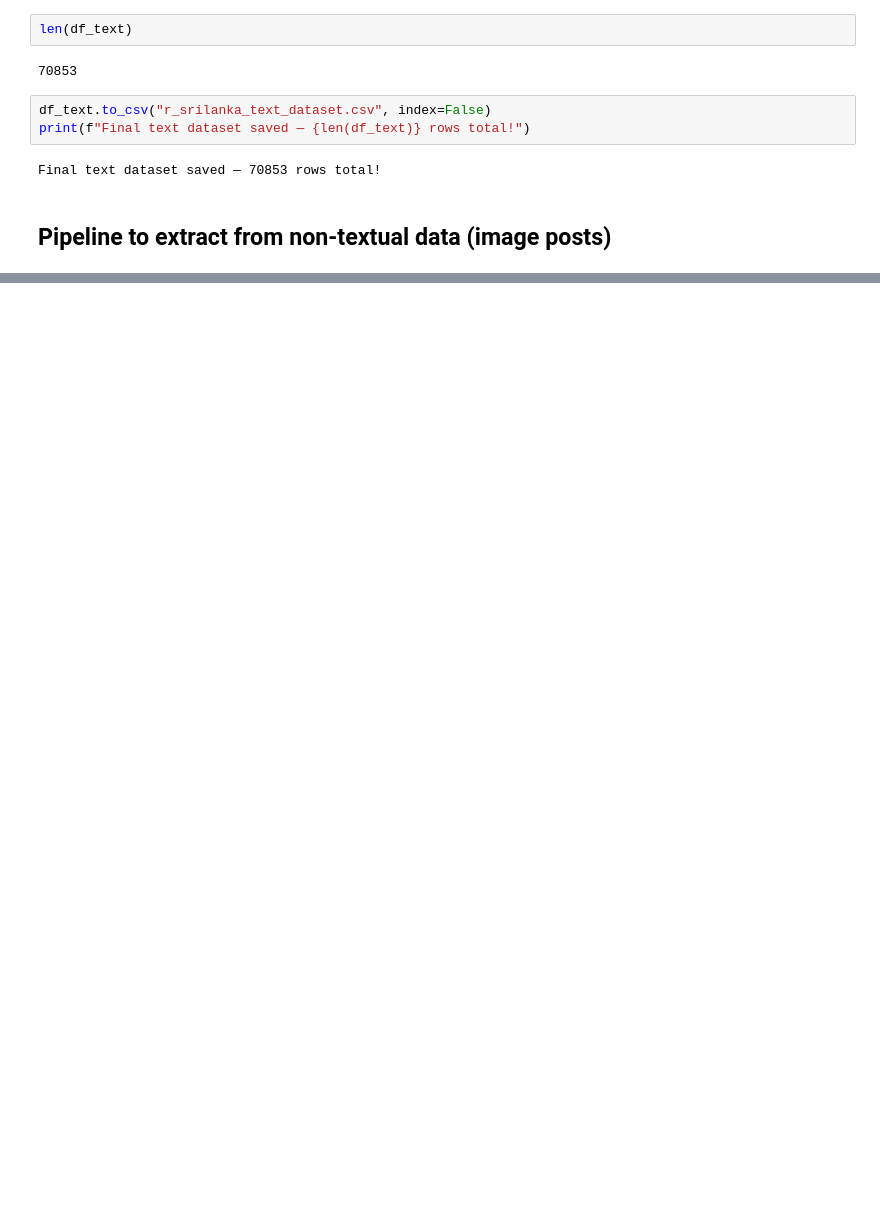
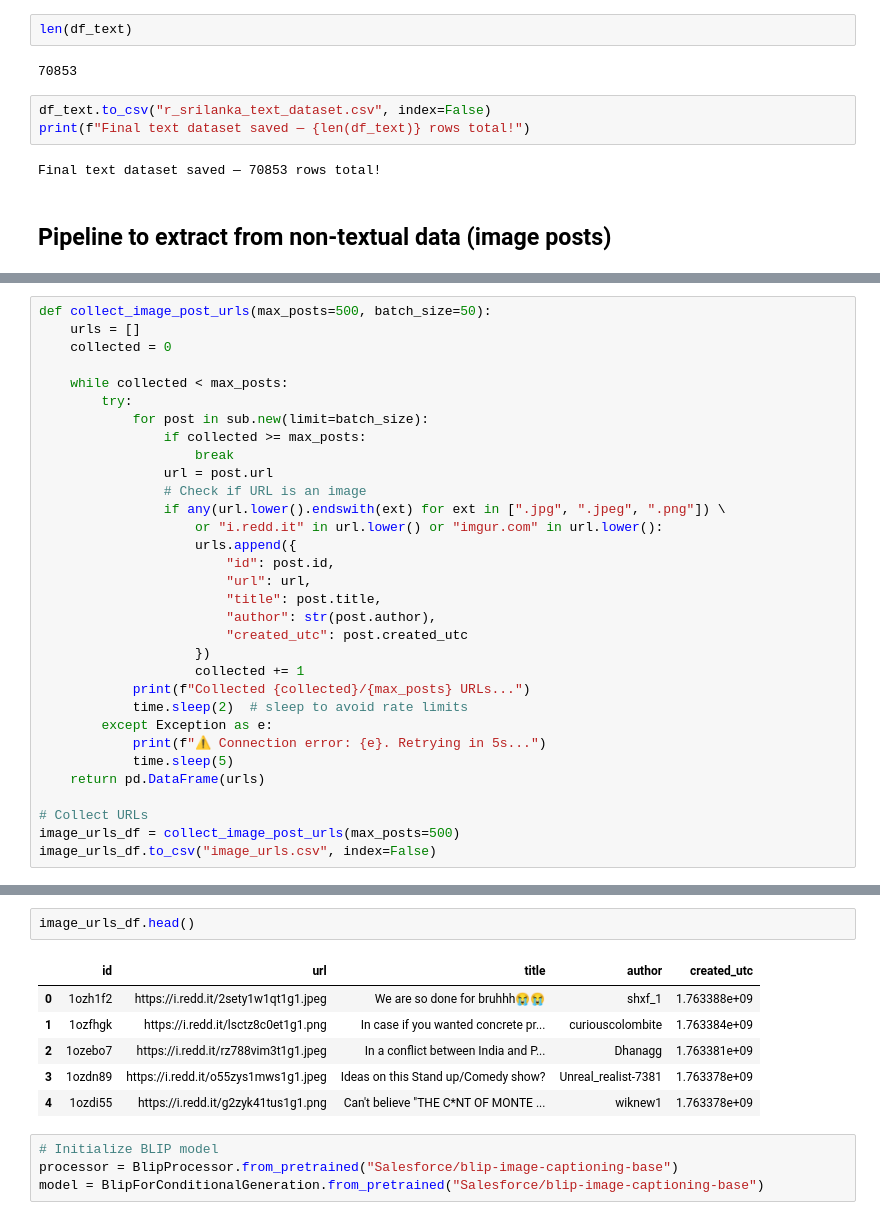
Before and after one commit to Starlight0901/Reddit_SriLanka_Social_Insight, a Jupyter notebook: Reddit Datascraping Pipeline.ipynb, the cells around one changed output, grey strips where cells are left out. Saved outputs shown, nothing was run; the diff lists cells and outputs as text; blank space fills up the shorter version.

```diff
--- a/Reddit Datascraping Pipeline.ipynb
+++ b/Reddit Datascraping Pipeline.ipynb
@@ -496,0 +529,32 @@ TypeError: 'module' object is not callable
+# %%
+def collect_image_post_urls(max_posts=500, batch_size=50):
+    urls = []
+    collected = 0
+
+    while collected < max_posts:
+        try:
+            for post in sub.new(limit=batch_size):
+                if collected >= max_posts:
+                    break
+                url = post.url
+                # Check if URL is an image
+                if any(url.lower().endswith(ext) for ext in [".jpg", ".jpeg", ".png"]) \
+                    or "i.redd.it" in url.lower() or "imgur.com" in url.lower():
+                    urls.append({
+                        "id": post.id,
+                        "url": url,
+                        "title": post.title,
+                        "author": str(post.author),
+                        "created_utc": post.created_utc
+                    })
+                    collected += 1
+            print(f"Collected {collected}/{max_posts} URLs...")
+            time.sleep(2)  # sleep to avoid rate limits
+        except Exception as e:
+            print(f"⚠️ Connection error: {e}. Retrying in 5s...")
+            time.sleep(5)
+    return pd.DataFrame(urls)
+
+# Collect URLs
+image_urls_df = collect_image_post_urls(max_posts=500)
+image_urls_df.to_csv("image_urls.csv", index=False)
@@ -496,0 +579,13 @@ TypeError: 'module' object is not callable
+# %%
+image_urls_df.head()
+# %% [output]
+|  | id | url | title | author | created_utc |
+| 0 | 1ozh1f2 | https://i.redd.it/2sety1w1qt1g1.jpeg | We are so done for bruhhh😭😭 | shxf_1 | 1.763388e+09 |
+| 1 | 1ozfhgk | https://i.redd.it/lsctz8c0et1g1.png | In case if you wanted concrete pr... | curiouscolombite | 1.763384e+09 |
+| 2 | 1ozebo7 | https://i.redd.it/rz788vim3t1g1.jpeg | In a conflict between India and P... | Dhanagg | 1.763381e+09 |
+| 3 | 1ozdn89 | https://i.redd.it/o55zys1mws1g1.jpeg | Ideas on this Stand up/Comedy show? | Unreal_realist-7381 | 1.763378e+09 |
+| 4 | 1ozdi55 | https://i.redd.it/g2zyk41tus1g1.png | Can't believe "THE C*NT OF MONTE ... | wiknew1 | 1.763378e+09 |
+# %%
+# Initialize BLIP model
+processor = BlipProcessor.from_pretrained("Salesforce/blip-image-captioning-base")
+model = BlipForConditionalGeneration.from_pretrained("Salesforce/blip-image-captioning-base")
```
Also changed, not shown: parts of 22 cells of this notebook, 2 other files.
